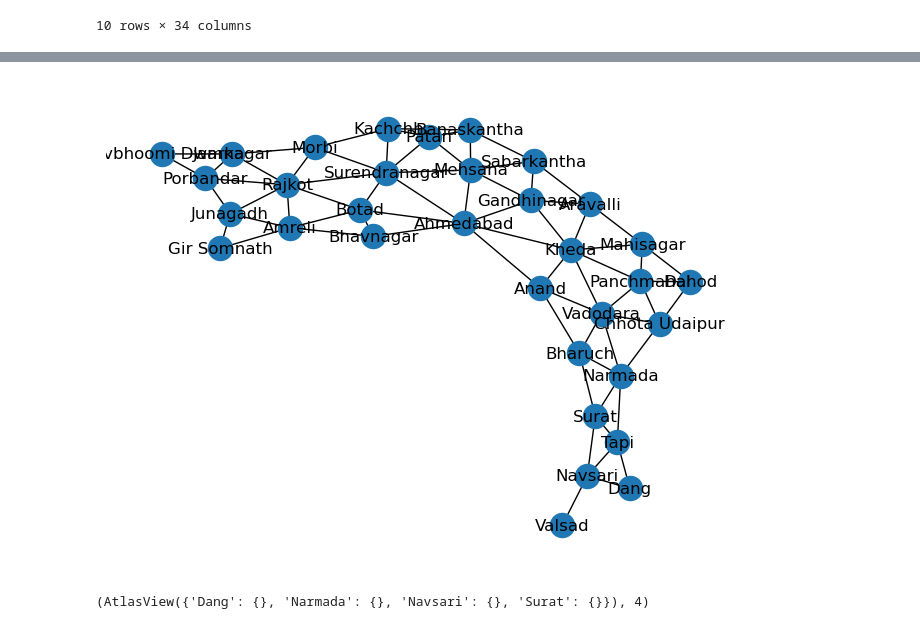
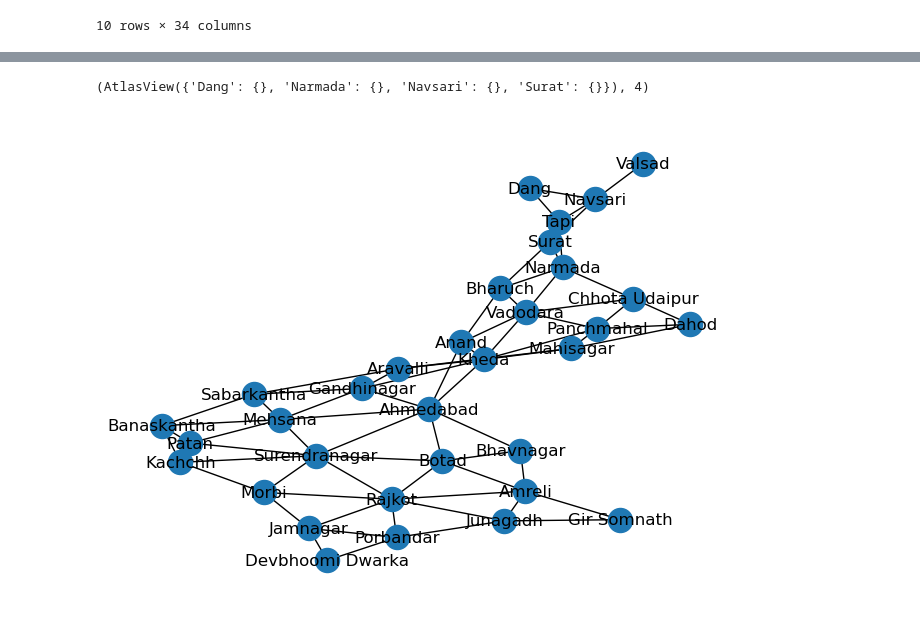
Before and after one commit to ubuti/One-Piece-Map, a Jupyter notebook: TheLibrary/FirstSession.ipynb, the cells around one changed output, grey strips where cells are left out. Saved outputs shown, nothing was run; the diff lists cells and outputs as text; code cells hidden in the pictures.

```diff
--- a/TheLibrary/FirstSession.ipynb
+++ b/TheLibrary/FirstSession.ipynb
@@ -141,5 +174 @@ for e in edges:
-# %%
-nx.draw(G3, with_labels='True')
-# %% [output]
-[figure, removed]
 # %%
@@ -146,3 +176,17 @@ nx.draw(G3, with_labels='True')
 G3.adj['Tapi'], G3.degree['Tapi']
 # %% [output]
 (AtlasView({'Dang': {}, 'Narmada': {}, 'Navsari': {}, 'Surat': {}}), 4)
+# %%
+# Save graph to file
+
+import pickle
+
+# save graph object to file, use binary
+pickle.dump(G3, open('../Data/Districts_of_Gujarat.pickle', 'wb'))
+
+# load graph object from file
+G = pickle.load(open('../Data/Districts_of_Gujarat.pickle', 'rb'))
+# %%
+nx.draw(G, with_labels='True')
+# %% [output]
+[figure, added]
```
Also changed, not shown: parts of 24 cells of this notebook, 2 other files.
